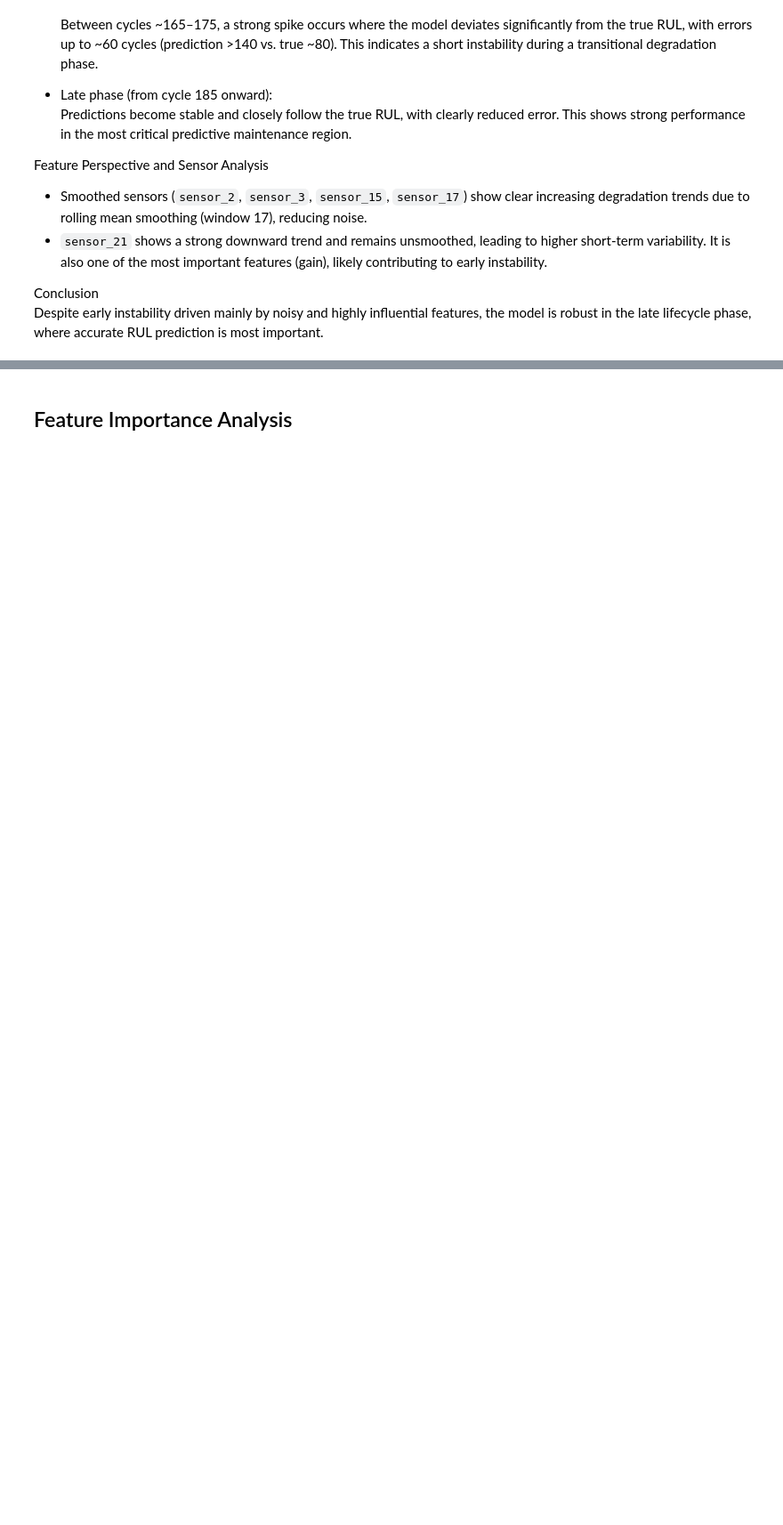
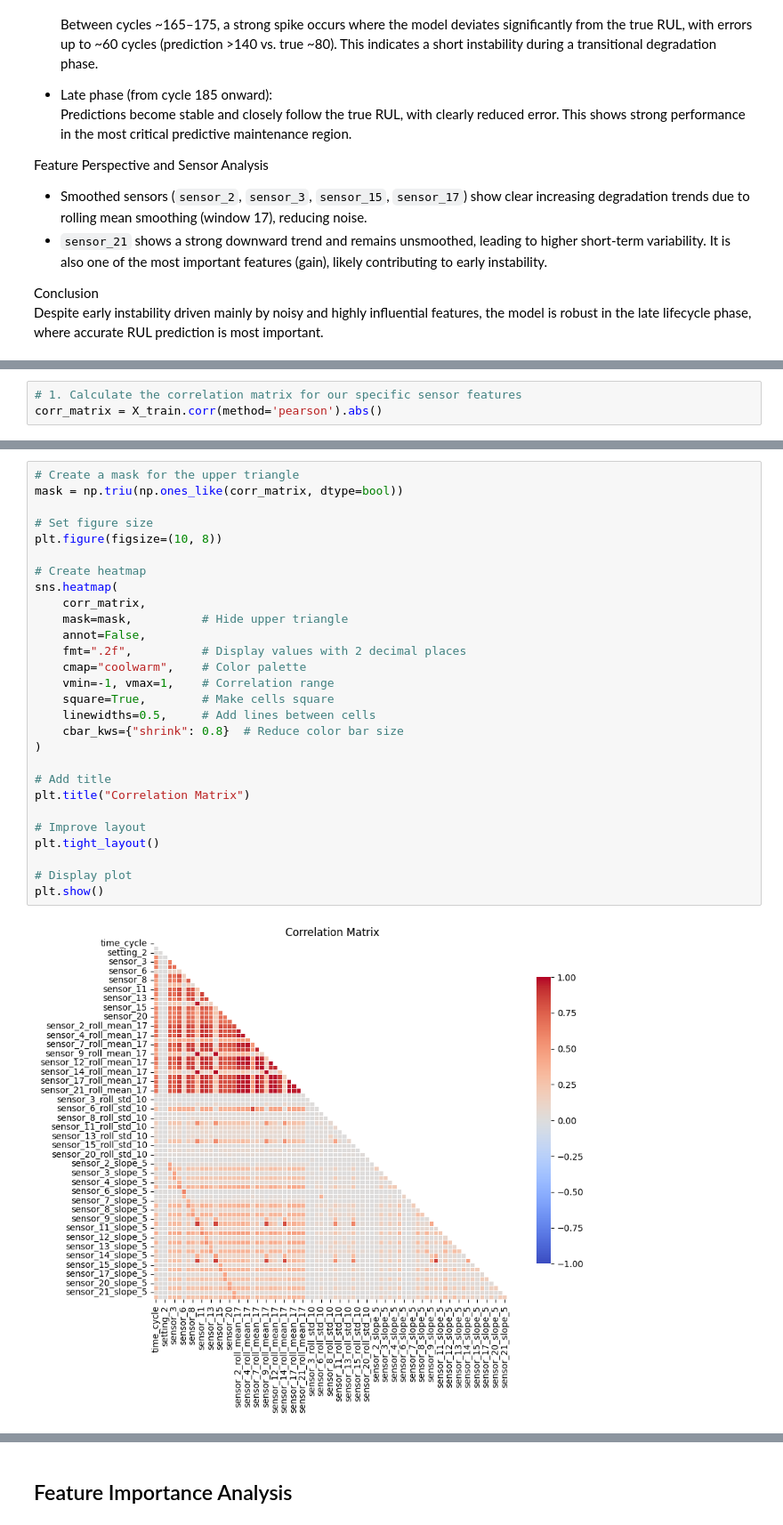
Before and after one commit to TobiSchl2010/predictive-maintenance-cmaps, a Jupyter notebook: notebooks/03_modeling.ipynb, the cells around one changed output, grey strips where cells are left out. Shown at 89% size. Saved outputs shown, nothing was run; the diff lists cells and outputs as text; blank space fills up the shorter version.

Commit message:
Finish redundant feature removal using correlation filtering with distinction between redundancy and physical coupling

```diff
--- a/notebooks/03_modeling.ipynb
+++ b/notebooks/03_modeling.ipynb
@@ -929,0 +952,3 @@ Despite early instability driven mainly by noisy and highly influential features
+# %%
+# 1. Calculate the correlation matrix for our specific sensor features
+corr_matrix = X_train.corr(method='pearson').abs()
@@ -929,0 +966,30 @@ Despite early instability driven mainly by noisy and highly influential features
+# %%
+# Create a mask for the upper triangle
+mask = np.triu(np.ones_like(corr_matrix, dtype=bool))
+
+# Set figure size
+plt.figure(figsize=(10, 8))
+
+# Create heatmap
+sns.heatmap(
+    corr_matrix,
+    mask=mask,          # Hide upper triangle
+    annot=False,
+    fmt=".2f",          # Display values with 2 decimal places
+    cmap="coolwarm",    # Color palette
+    vmin=-1, vmax=1,    # Correlation range
+    square=True,        # Make cells square
+    linewidths=0.5,     # Add lines between cells
+    cbar_kws={"shrink": 0.8}  # Reduce color bar size
+)
+
+# Add title
+plt.title("Correlation Matrix")
+
+# Improve layout
+plt.tight_layout()
+
+# Display plot
+plt.show()
+# %% [output]
+[figure, added]
```
Also changed, not shown: parts of 15 cells of this notebook.
